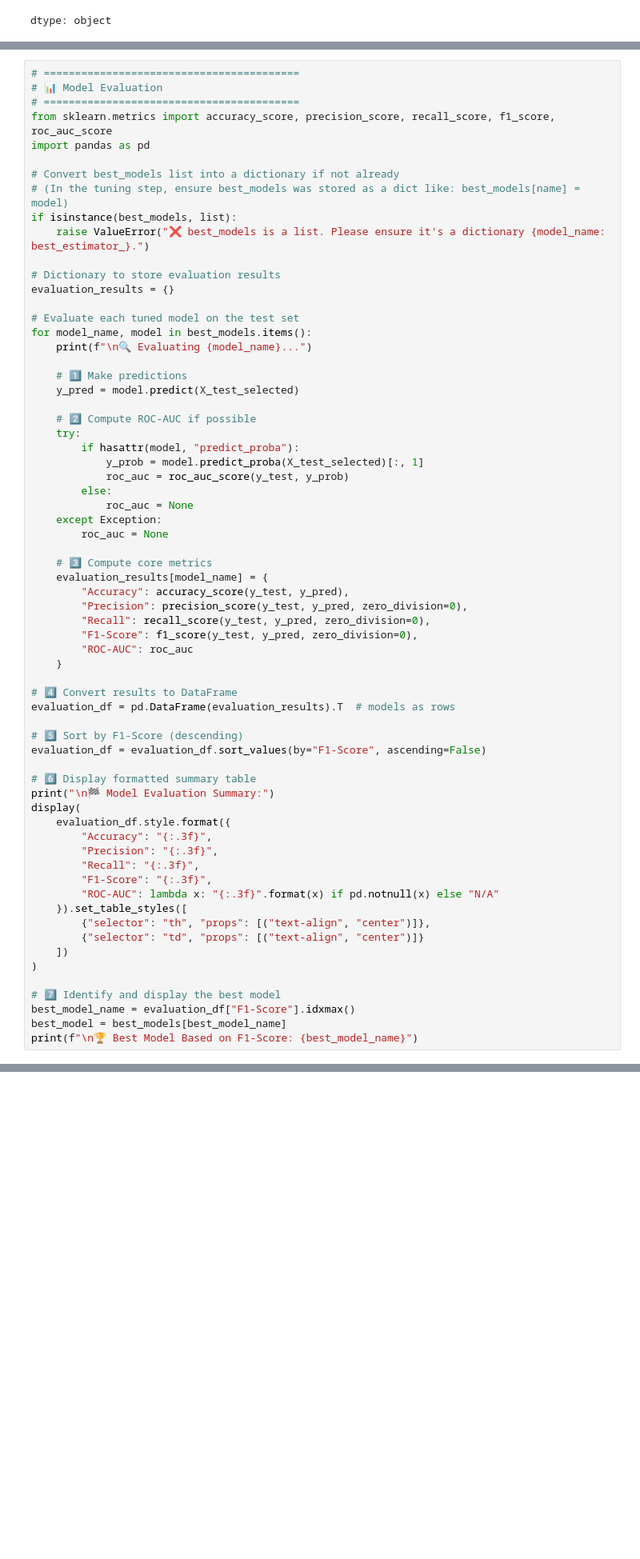
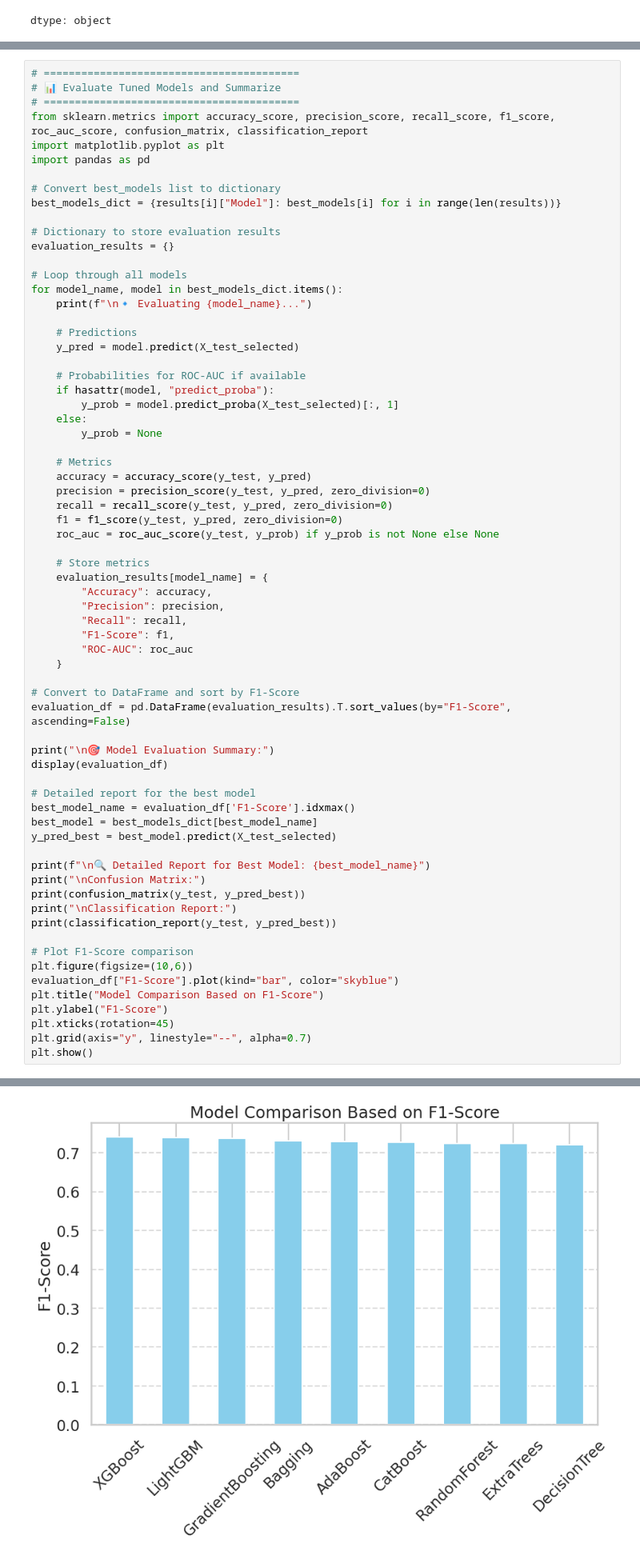
Before and after one commit to Fentahun60/Fentahun, a Jupyter notebook: access.ipynb, the cells around one changed output, grey strips where cells are left out. Shown at 80% size. Drawn from its saved outputs; the diff is of its cells as text; blank space fills up the shorter version.

```diff
--- a/access.ipynb
+++ b/access.ipynb
@@ -1910,67 +1938,69 @@ Fitting 5 folds for each of 10 candidates, totalling 50 fits
 # %%
 # =========================================
-# 📊 Model Evaluation
+# 📊 Evaluate Tuned Models and Summarize
 # =========================================
-from sklearn.metrics import accuracy_score, precision_score, recall_score, f1_score, roc_auc_score
+from sklearn.metrics import accuracy_score, precision_score, recall_score, f1_score, roc_auc_score, confusion_matrix, classification_report
+import matplotlib.pyplot as plt
 import pandas as pd
 
-# Convert best_models list into a dictionary if not already
-# (In the tuning step, ensure best_models was stored as a dict like: best_models[name] = model)
-if isinstance(best_models, list):
-    raise ValueError("❌ best_models is a list. Please ensure it's a dictionary {model_name: best_estimator_}.")
+# Convert best_models list to dictionary
+best_models_dict = {results[i]["Model"]: best_models[i] for i in range(len(results))}
 
 # Dictionary to store evaluation results
 evaluation_results = {}
 
-# Evaluate each tuned model on the test set
-for model_name, model in best_models.items():
-    print(f"\n🔍 Evaluating {model_name}...")
+# Loop through all models
+for model_name, model in best_models_dict.items():
+    print(f"\n🔹 Evaluating {model_name}...")
 
-    # 1️⃣ Make predictions
+    # Predictions
     y_pred = model.predict(X_test_selected)
 
-    # 2️⃣ Compute ROC-AUC if possible
-    try:
-        if hasattr(model, "predict_proba"):
-            y_prob = model.predict_proba(X_test_selected)[:, 1]
-            roc_auc = roc_auc_score(y_test, y_prob)
-        else:
-            roc_auc = None
-    except Exception:
-        roc_auc = None
+    # Probabilities for ROC-AUC if available
+    if hasattr(model, "predict_proba"):
+        y_prob = model.predict_proba(X_test_selected)[:, 1]
+    else:
+        y_prob = None
 
-    # 3️⃣ Compute core metrics
+    # Metrics
+    accuracy = accuracy_score(y_test, y_pred)
+    precision = precision_score(y_test, y_pred, zero_division=0)
+    recall = recall_score(y_test, y_pred, zero_division=0)
+    f1 = f1_score(y_test, y_pred, zero_division=0)
+    roc_auc = roc_auc_score(y_test, y_prob) if y_prob is not None else None
+
+    # Store metrics
     evaluation_results[model_name] = {
-        "Accuracy": accuracy_score(y_test, y_pred),
-        "Precision": precision_score(y_test, y_pred, zero_division=0),
-        "Recall": recall_score(y_test, y_pred, zero_division=0),
-        "F1-Score": f1_score(y_test, y_pred, zero_division=0),
+        "Accuracy": accuracy,
+        "Precision": precision,
+        "Recall": recall,
+        "F1-Score": f1,
         "ROC-AUC": roc_auc
     }
 
-# 4️⃣ Convert results to DataFrame
-evaluation_df = pd.DataFrame(evaluation_results).T  # models as rows
+# Convert to DataFrame and sort by F1-Score
+evaluation_df = pd.DataFrame(evaluation_results).T.sort_values(by="F1-Score", ascending=False)
 
-# 5️⃣ Sort by F1-Score (descending)
-evaluation_df = evaluation_df.sort_values(by="F1-Score", ascending=False)
+print("\n🎯 Model Evaluation Summary:")
+display(evaluation_df)
 
-# 6️⃣ Display formatted summary table
-print("\n🏁 Model Evaluation Summary:")
-display(
-    evaluation_df.style.format({
-        "Accuracy": "{:.3f}",
-        "Precision": "{:.3f}",
-        "Recall": "{:.3f}",
-        "F1-Score": "{:.3f}",
-        "ROC-AUC": lambda x: "{:.3f}".format(x) if pd.notnull(x) else "N/A"
-    }).set_table_styles([
-        {"selector": "th", "props": [("text-align", "center")]},
-        {"selector": "td", "props": [("text-align", "center")]}
-    ])
-)
+# Detailed report for the best model
+best_model_name = evaluation_df['F1-Score'].idxmax()
+best_model = best_models_dict[best_model_name]
+y_pred_best = best_model.predict(X_test_selected)
 
-# 7️⃣ Identify and display the best model
-best_model_name = evaluation_df["F1-Score"].idxmax()
-best_model = best_models[best_model_name]
-print(f"\n🏆 Best Model Based on F1-Score: {best_model_name}")
+print(f"\n🔍 Detailed Report for Best Model: {best_model_name}")
+print("\nConfusion Matrix:")
+print(confusion_matrix(y_test, y_pred_best))
+print("\nClassification Report:")
+print(classification_report(y_test, y_pred_best))
+
+# Plot F1-Score comparison
+plt.figure(figsize=(10,6))
+evaluation_df["F1-Score"].plot(kind="bar", color="skyblue")
+plt.title("Model Comparison Based on F1-Score")
+plt.ylabel("F1-Score")
+plt.xticks(rotation=45)
+plt.grid(axis="y", linestyle="--", alpha=0.7)
+plt.show()
 # %% [output]
@@ -2003,0 +2051 @@ print(f"\n🏆 Best Model Based on F1-Score: {best_model_name}")
+[figure, added]
```
Also changed, not shown: parts of 7 cells of this notebook.
